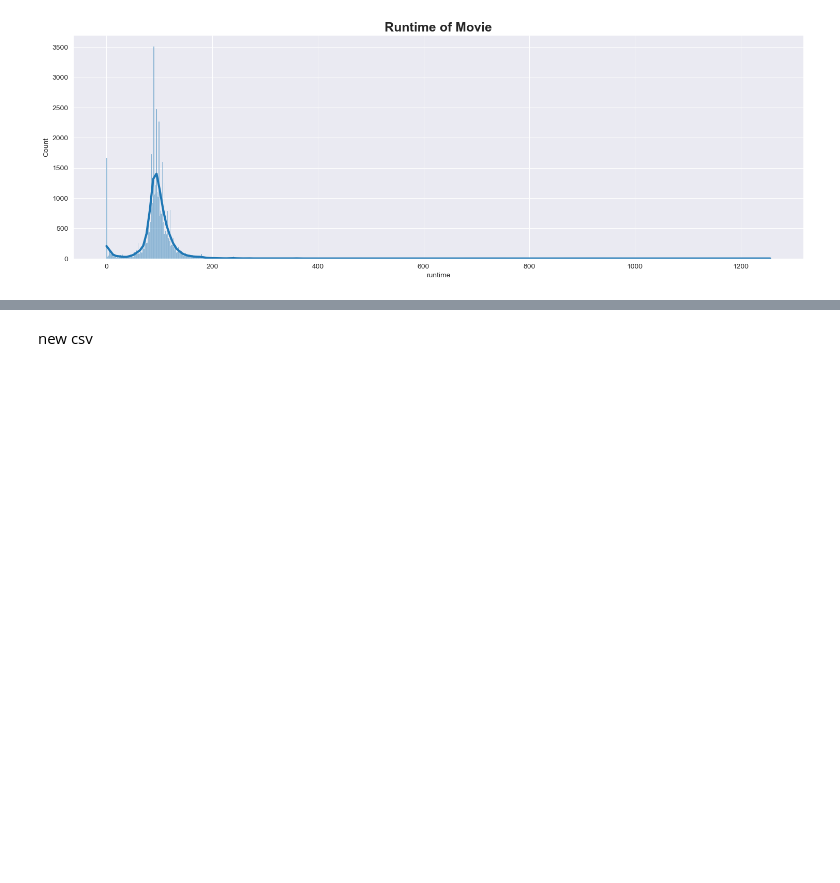
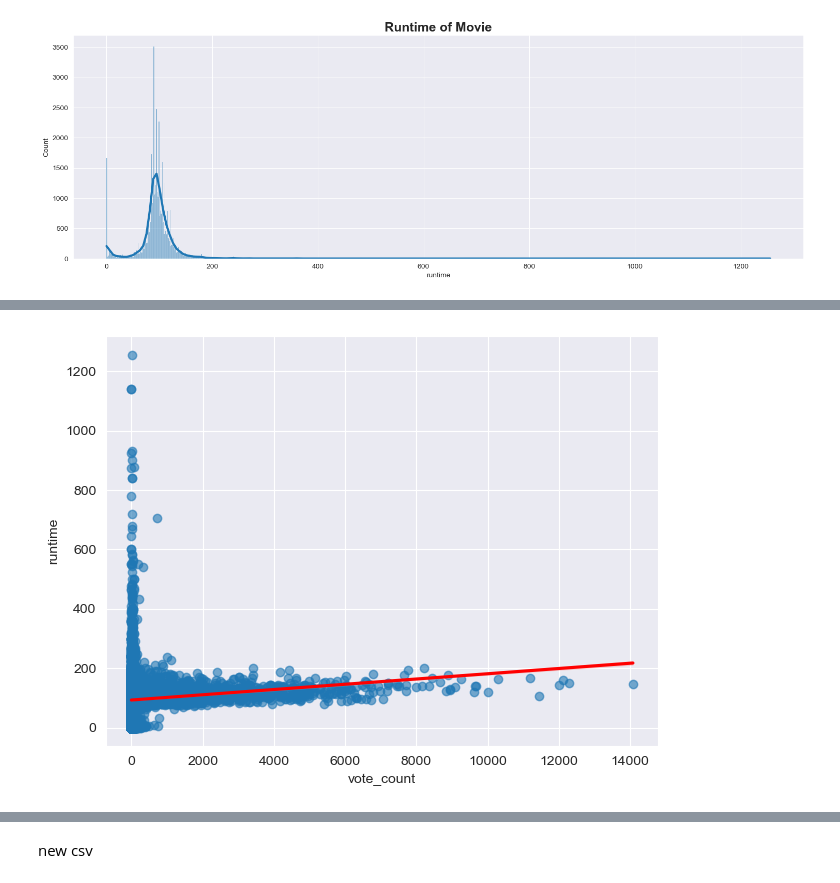
Before and after one commit to MohammadMahdiRazavi/Movie-Recommendation-System, a Jupyter notebook: src/notebooks/MovieEDA.ipynb, the cells around one changed output, grey strips where cells are left out. Saved outputs shown, nothing was run; the diff lists cells and outputs as text; code cells hidden in the pictures; blank space fills up the shorter version.

```diff
--- a/src/notebooks/MovieEDA.ipynb
+++ b/src/notebooks/MovieEDA.ipynb
@@ -187,0 +207,6 @@ plt.show()
+# %%
+sns.regplot(data=movies, x='vote_count', y='runtime',scatter_kws={"alpha": 0.6}, line_kws={"color": "red"})
+
+plt.tight_layout()
+# %% [output]
+[figure, added]
```
Also changed, not shown: parts of 8 cells of this notebook.
